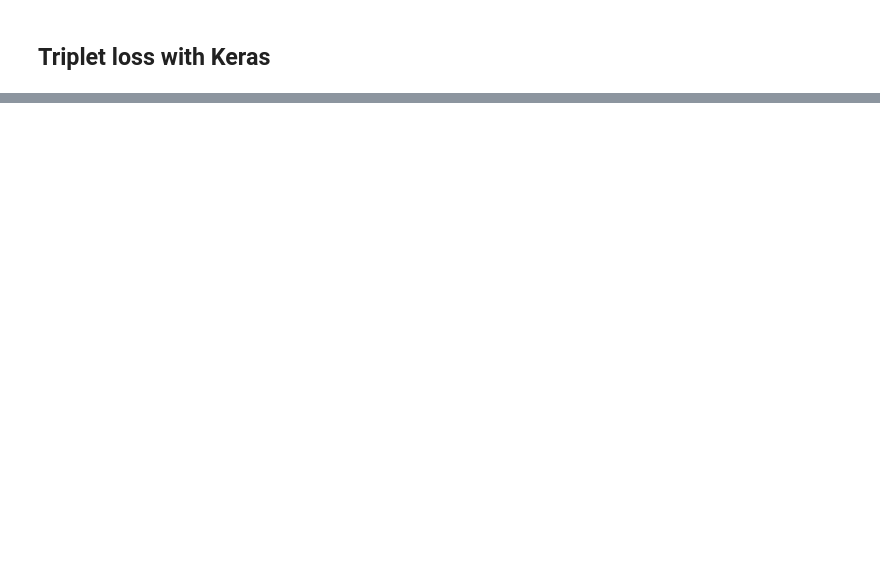
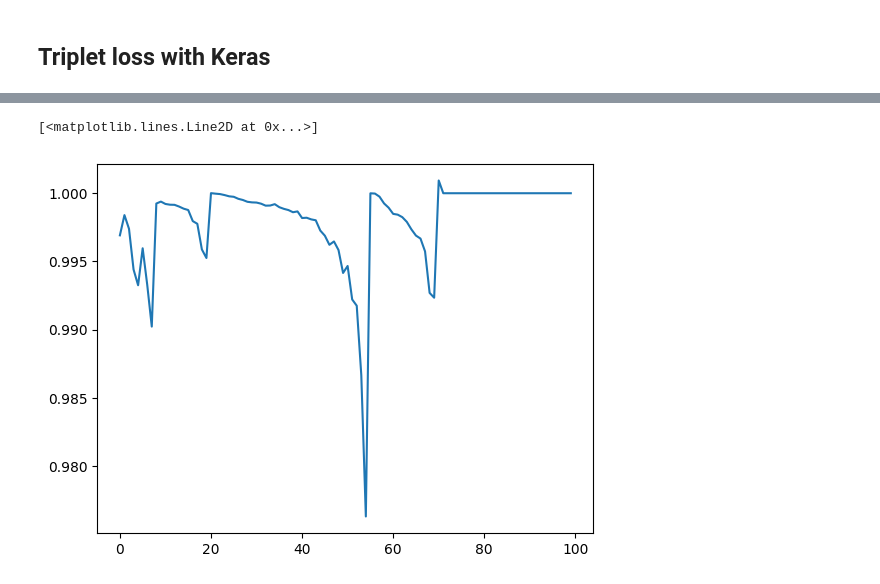
Before and after one commit to ukunliu/WSN_simulation, a Jupyter notebook: Polished_code/metric_learning_data/optimization.ipynb, the cells around one changed output, grey strips where cells are left out. Cells and saved outputs as stored; diff of their text form; code cells hidden in the pictures; blank space fills up the shorter version.

```diff
--- a/Polished_code/metric_learning_data/optimization.ipynb
+++ b/Polished_code/metric_learning_data/optimization.ipynb
@@ -295,3 +242,8 @@ Tensor("TripletModel/margin_loss_64/sub:0", shape=(None, 64, 64), dtype=float32)
+# %%
+plt.plot(history.history['loss'][-100:])
+# %% [output]
+[<matplotlib.lines.Line2D at 0x...>]
+[figure, added]
 # %%
 plt.plot(history.history['loss'])
 # %% [output]
```
Also changed, not shown: parts of 29 cells of this notebook, 4 other files.
